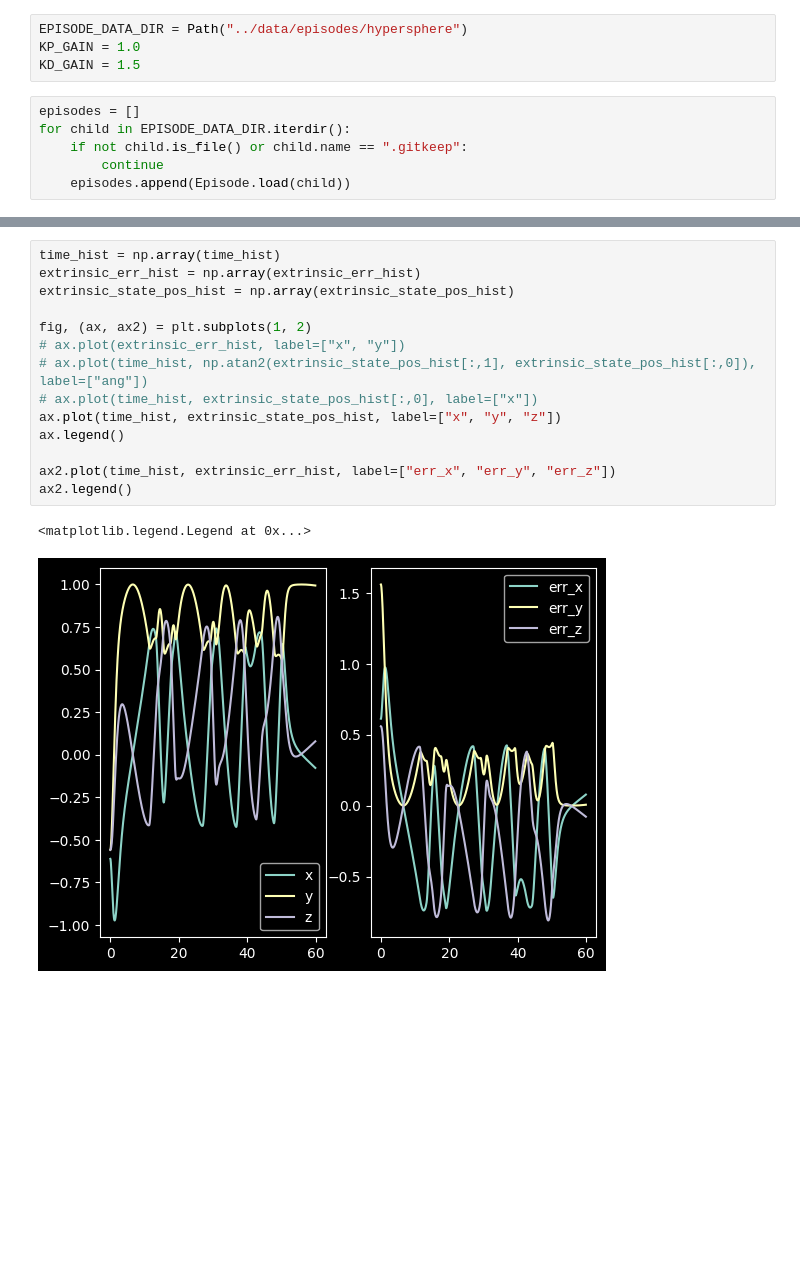
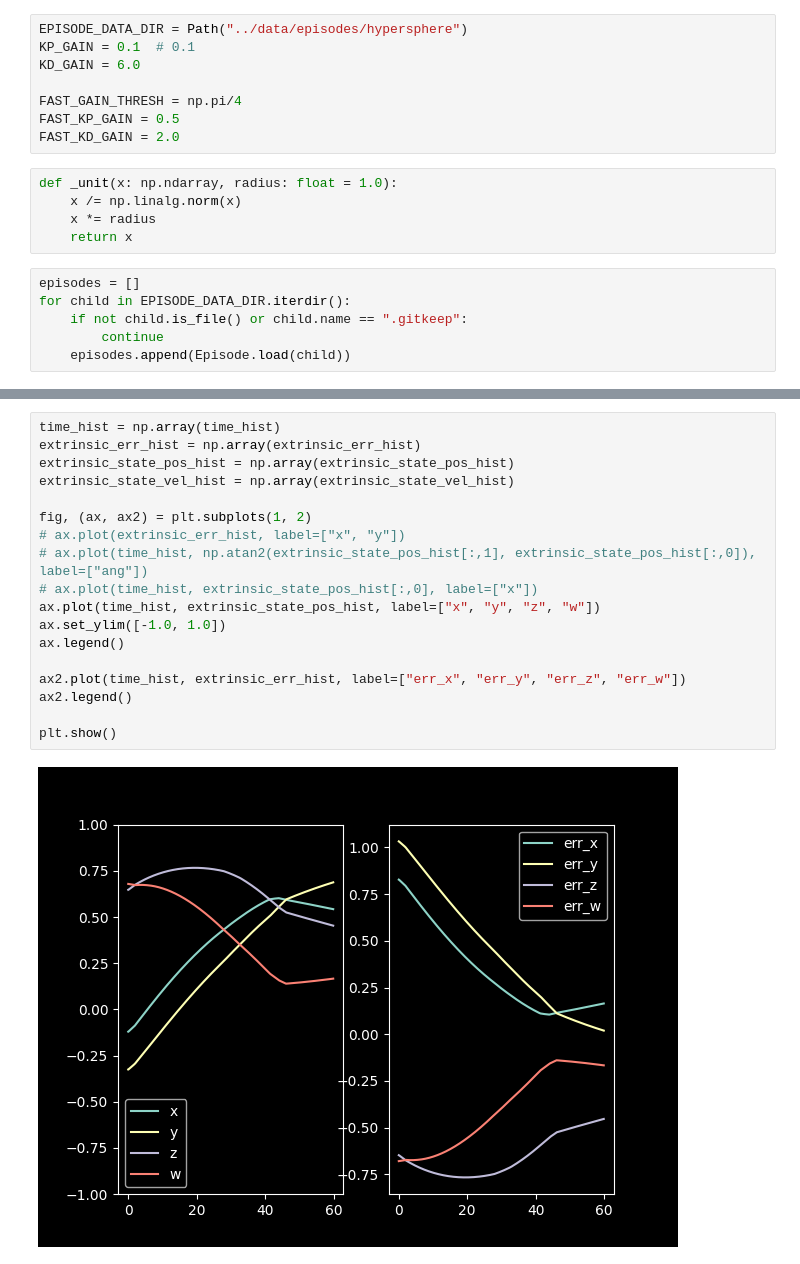
Before and after one commit to planetaryeclipse/ece657d-geo-dyn-learning-tradeoffs, a Jupyter notebook: src/generate_hs_transport_controls.ipynb, the cells around one changed output, grey strips where cells are left out. Drawn from its saved outputs; the diff is of its cells as text; blank space fills up the shorter version.

```diff
--- a/src/generate_hs_transport_controls.ipynb
+++ b/src/generate_hs_transport_controls.ipynb
@@ -16,8 +17,17 @@ from src.episodes.traj import Trajectory
 from src.episodes.episode import Episode
 # %%
 EPISODE_DATA_DIR = Path("../data/episodes/hypersphere")
-KP_GAIN = 1.0
-KD_GAIN = 1.5
+KP_GAIN = 0.1  # 0.1
+KD_GAIN = 6.0
+
+FAST_GAIN_THRESH = np.pi/4
+FAST_KP_GAIN = 0.5
+FAST_KD_GAIN = 2.0
+# %%
+def _unit(x: np.ndarray, radius: float = 1.0):
+    x /= np.linalg.norm(x)
+    x *= radius
+    return x
 # %%
 episodes = []
 for child in EPISODE_DATA_DIR.iterdir():
@@ -303,17 +286,20 @@ t: 4.099999999999993,           pos: [-0.33276676  0.90216288  0.2745331 ], vel:
 # %%
 time_hist = np.array(time_hist)
 extrinsic_err_hist = np.array(extrinsic_err_hist)
 extrinsic_state_pos_hist = np.array(extrinsic_state_pos_hist)
+extrinsic_state_vel_hist = np.array(extrinsic_state_vel_hist)
 
 fig, (ax, ax2) = plt.subplots(1, 2)
 # ax.plot(extrinsic_err_hist, label=["x", "y"])
 # ax.plot(time_hist, np.atan2(extrinsic_state_pos_hist[:,1], extrinsic_state_pos_hist[:,0]), label=["ang"])
 # ax.plot(time_hist, extrinsic_state_pos_hist[:,0], label=["x"])
-ax.plot(time_hist, extrinsic_state_pos_hist, label=["x", "y", "z"])
+ax.plot(time_hist, extrinsic_state_pos_hist, label=["x", "y", "z", "w"])
+ax.set_ylim([-1.0, 1.0])
 ax.legend()
 
-ax2.plot(time_hist, extrinsic_err_hist, label=["err_x", "err_y", "err_z"])
+ax2.plot(time_hist, extrinsic_err_hist, label=["err_x", "err_y", "err_z", "err_w"])
 ax2.legend()
+
+plt.show()
 # %% [output]
-<matplotlib.legend.Legend at 0x...>
-[figure, old version]
+[figure, new version]
```
Also changed, not shown: parts of 5 cells of this notebook, 6 other files.
